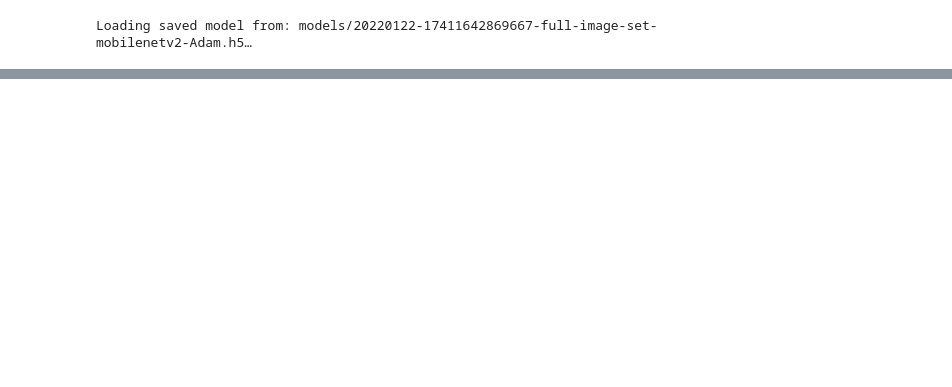
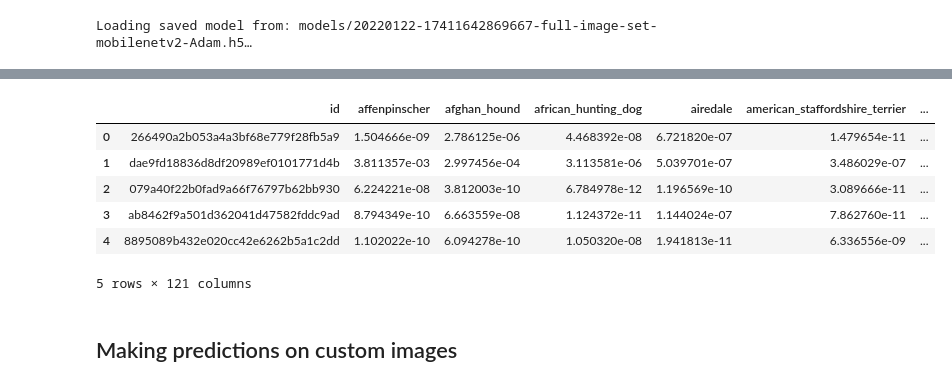
Before and after one commit to denishartl/dog-breed-detection, a Jupyter notebook: end-to-end-dog-vision.ipynb, the cells around one changed output, grey strips where cells are left out. Saved outputs shown, nothing was run; the diff lists cells and outputs as text; code cells hidden in the pictures; blank space fills up the shorter version.

```diff
--- a/end-to-end-dog-vision.ipynb
+++ b/end-to-end-dog-vision.ipynb
@@ -1043,0 +1097,3 @@ Loading saved model from: models/20220122-17411642869667-full-image-set-mobilene
+# %%
+# Load predictions (NumPy array) from csv file
+test_predictions = np.loadtxt("./prediction_results.csv", delimiter=',')
@@ -1043,0 +1150,12 @@ Loading saved model from: models/20220122-17411642869667-full-image-set-mobilene
+# %%
+# Add the prediction probabilities to each dog breed column
+preds_df[list(unique_breeds)] = test_predictions
+preds_df.head()
+# %% [output]
+|  | id | affenpinscher | afghan_hound | african_hunting_dog | airedale | american_staffordshire_terrier | ... |
+| 0 | 266490a2b053a4a3bf68e779f28fb5a9 | 1.504666e-09 | 2.786125e-06 | 4.468392e-08 | 6.721820e-07 | 1.479654e-11 | ... |
+| 1 | dae9fd18836d8df20989ef0101771d4b | 3.811357e-03 | 2.997456e-04 | 3.113581e-06 | 5.039701e-07 | 3.486029e-07 | ... |
+| 2 | 079a40f22b0fad9a66f76797b62bb930 | 6.224221e-08 | 3.812003e-10 | 6.784978e-12 | 1.196569e-10 | 3.089666e-11 | ... |
+| 3 | ab8462f9a501d362041d47582fddc9ad | 8.794349e-10 | 6.663559e-08 | 1.124372e-11 | 1.144024e-07 | 7.862760e-11 | ... |
+| 4 | 8895089b432e020cc42e6262b5a1c2dd | 1.102022e-10 | 6.094278e-10 | 1.050320e-08 | 1.941813e-11 | 6.336556e-09 | ... |
+5 rows × 121 columns
@@ -1043,0 +1166,2 @@ Loading saved model from: models/20220122-17411642869667-full-image-set-mobilene
+# %% [markdown]
+## Making predictions on custom images
```
Also changed, not shown: parts of 38 cells of this notebook, 7 other files.
